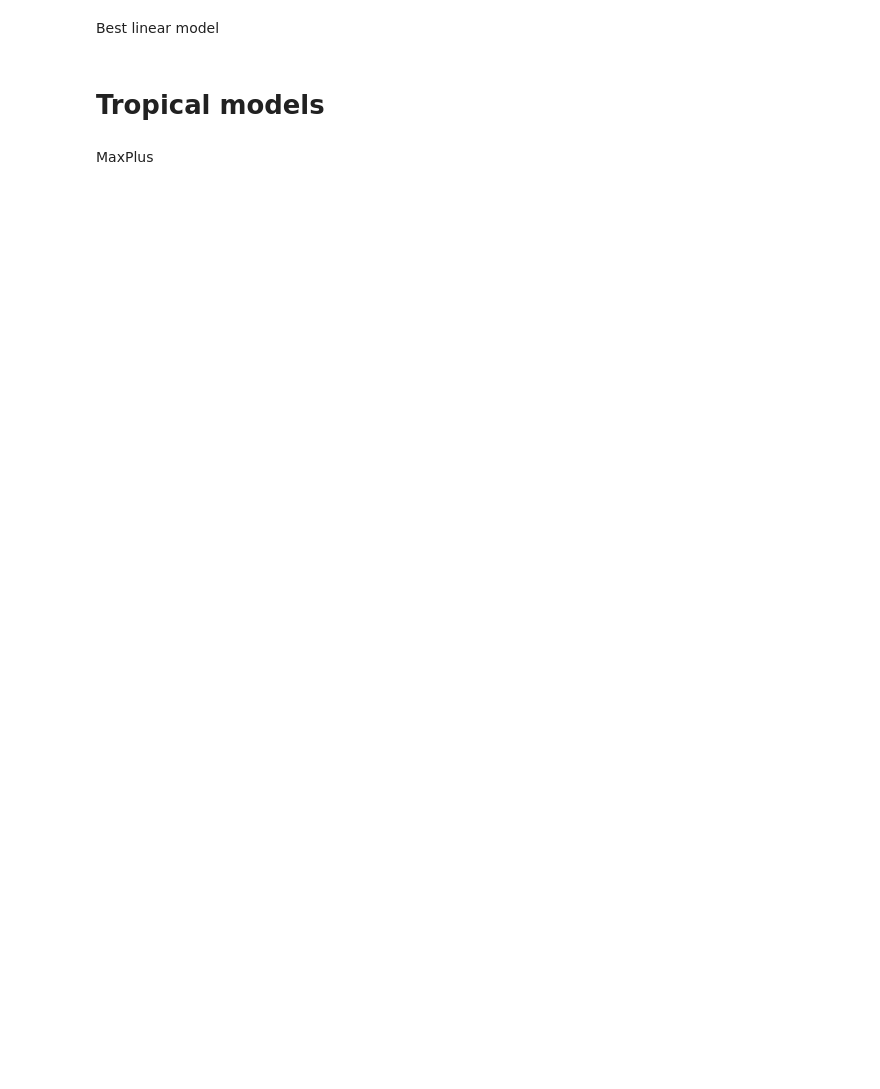
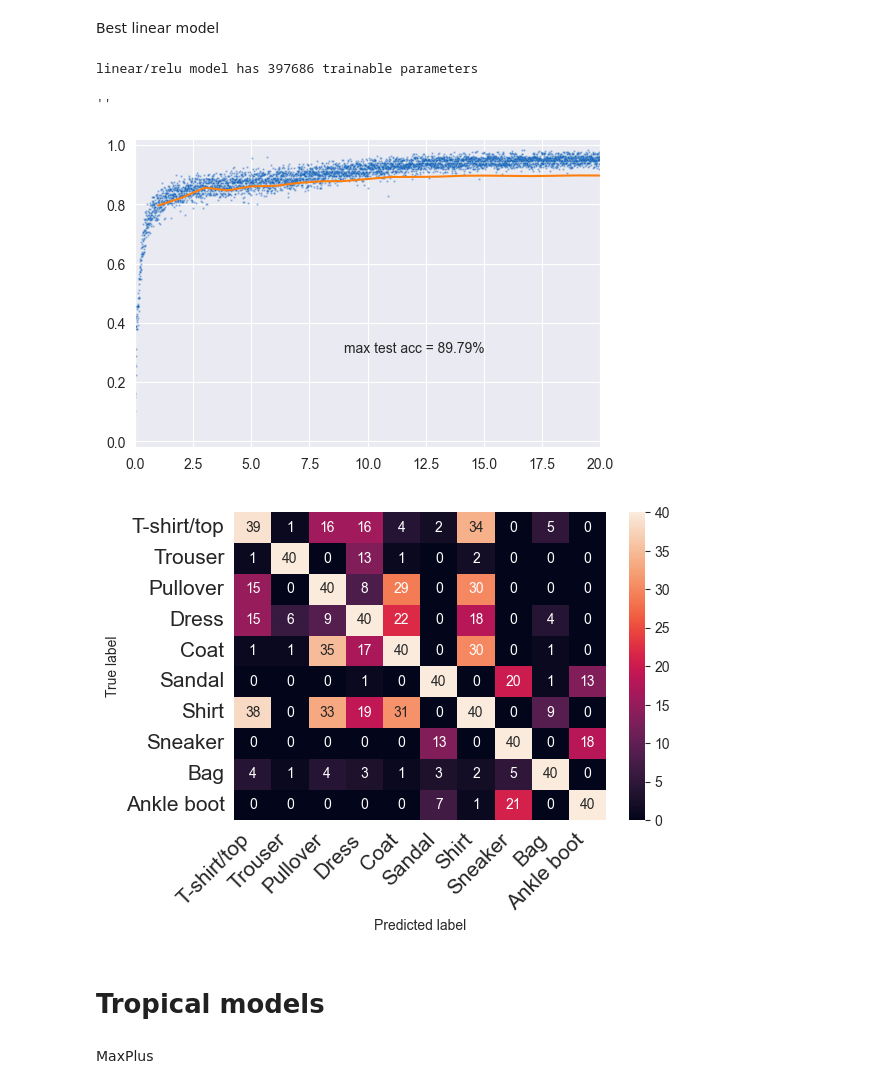
Before and after one commit to bmnsmets/semitorch, a Jupyter notebook: experiments/fullyconnected_fashion_standardized.ipynb, the cells around one changed output. Cells and saved outputs as stored; diff of their text form; code cells hidden in the pictures; blank space fills up the shorter version.

```diff
--- a/experiments/fullyconnected_fashion_standardized.ipynb
+++ b/experiments/fullyconnected_fashion_standardized.ipynb
@@ -56,8 +60,13 @@ testloader = DataLoader(testset, batch_size=batch_size, shuffle=False, num_worke
 ## 2. Models
 # %%
 class Model(nn.Module):
-    def __init__(self, model_name: str, layer_norm: bool = False, skip_connections: bool = False,
-                 k: float = None) -> None:
+    def __init__(
+            self,
+            model_name: str,
+            layer_norm: bool = False,
+            skip_connections: bool = False,
+            k: float = None
+    ) -> None:
         super().__init__()
         self.name = model_name
         self.skip_connections = skip_connections
@@ -160,10 +169,10 @@ def test(model: nn.Module, testloader: DataLoader) -> float:
     return sum(accs) / len(accs)
 
 
-def confusion_matrix(model: nn.Module, device: str, testloader: DataLoader) -> None:
+def confusion_matrix(model: nn.Module, testloader: DataLoader) -> None:
     model.eval()
 
-    conf_matrix = torch.zeros(len(testset.classes), len(testset.classes))
+    conf_matrix = torch.zeros(len(fmnist_testset.classes), len(fmnist_testset.classes))
 
     with torch.no_grad():
         for x, y in testloader:
@@ -175,7 +184,7 @@ def confusion_matrix(model: nn.Module, device: str, testloader: DataLoader) -> N
 
     plt.figure(figsize=(6, 4))
 
-    df_cm = pd.DataFrame(conf_matrix, index=testset.classes, columns=testset.classes).astype(int)
+    df_cm = pd.DataFrame(conf_matrix, index=fmnist_testset.classes, columns=fmnist_testset.classes).astype(int)
     heatmap = sns.heatmap(df_cm, annot=True, fmt="d")
 
     heatmap.yaxis.set_ticklabels(heatmap.yaxis.get_ticklabels(), rotation=0, ha='right', fontsize=15)
@@ -186,7 +195,6 @@ def confusion_matrix(model: nn.Module, device: str, testloader: DataLoader) -> N
 
 def train(
         model: nn.Module,
-        device: str,
         trainloader: DataLoader,
         testloader: DataLoader,
         optimizers: list[torch.optim.Optimizer],
@@ -248,7 +256,7 @@ def train(
         torch.cuda.empty_cache()
         gc.collect()
 
-    confusion_matrix(model, device, testloader)
+    confusion_matrix(model, testloader)
 # %%
 def run_model_for_config(config: dict, best_accuracy: float) -> dict:
     loss = nn.CrossEntropyLoss()
@@ -499,35 +578,36 @@ find_best_model_for(config={
 # %% [markdown]
 Best linear model
 # %%
-best_linear_model = Model(model_name="linear/relu", layer_norm=layer_norm, skip_connections=skip_connections).to(device)
+best_linear_model = Model(model_name="linear/relu", layer_norm=False, skip_connections=True).to(device)
 print(f"{best_linear_model.name} model has {count_parameters(best_linear_model.parameters())} trainable parameters")
 
-loss = nn.CrossEntropyLoss()
-epochs = 20
-
-best_linear_optimizer = torch.optim.AdamW(best_linear_model.parameters(), lr=lr1, weight_decay=0.01)
+best_linear_optimizer = torch.optim.AdamW(best_linear_model.parameters(), lr=0.002191529436858294, weight_decay=0.01)
 best_linear_scheduler = torch.optim.lr_scheduler.OneCycleLR(
     best_linear_optimizer,
-    max_lr=lr1,
+    max_lr=0.002191529436858294,
     anneal_strategy="linear",
     pct_start=0.3,
     three_phase=True,
     final_div_factor=1000.0,
     div_factor=10.0,
-    steps_per_epoch=len(trainloader),
-    epochs=epochs,
+    steps_per_epoch=len(fmnist_trainloader),
+    epochs=20,
 )
 
 train(
     best_linear_model,
-    device,
-    trainloader,
-    testloader,
+    fmnist_trainloader,
+    fmnist_testloader,
     [best_linear_optimizer],
     [best_linear_scheduler],
-    loss,
-    epochs,
+    nn.CrossEntropyLoss(),
+    20,
 )
+# %% [output]
+linear/relu model has 397686 trainable parameters
+''
+[figure, added]
+[figure, added]
 # %% [markdown]
 # Tropical models
 # %% [markdown]
```
Also changed, not shown: parts of 15 cells of this notebook, 3 other files.
